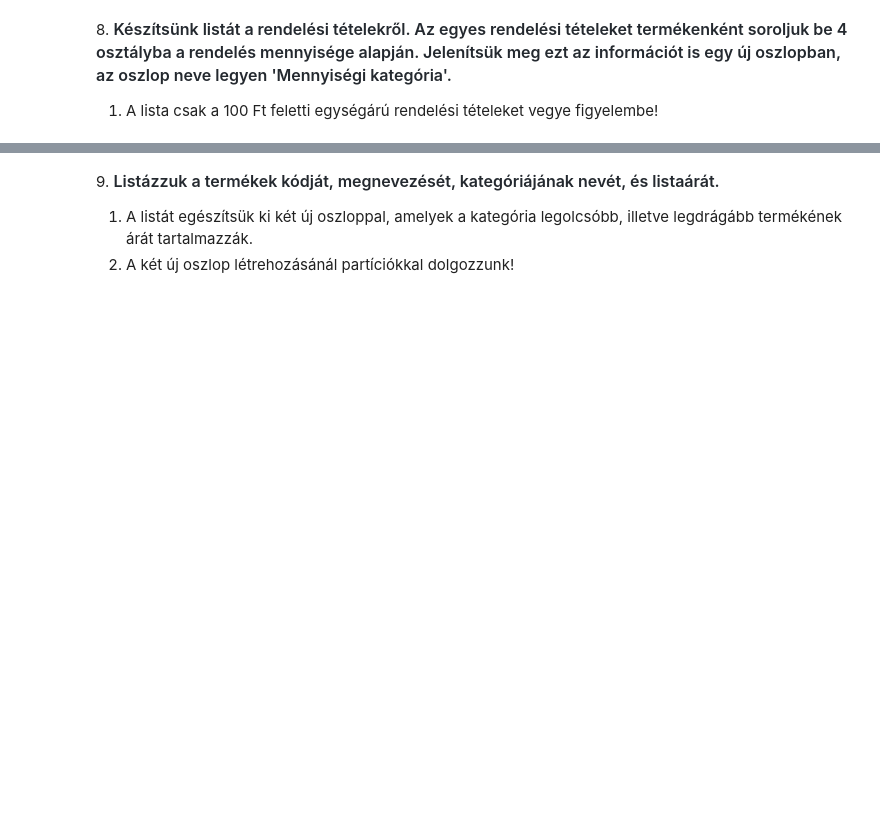
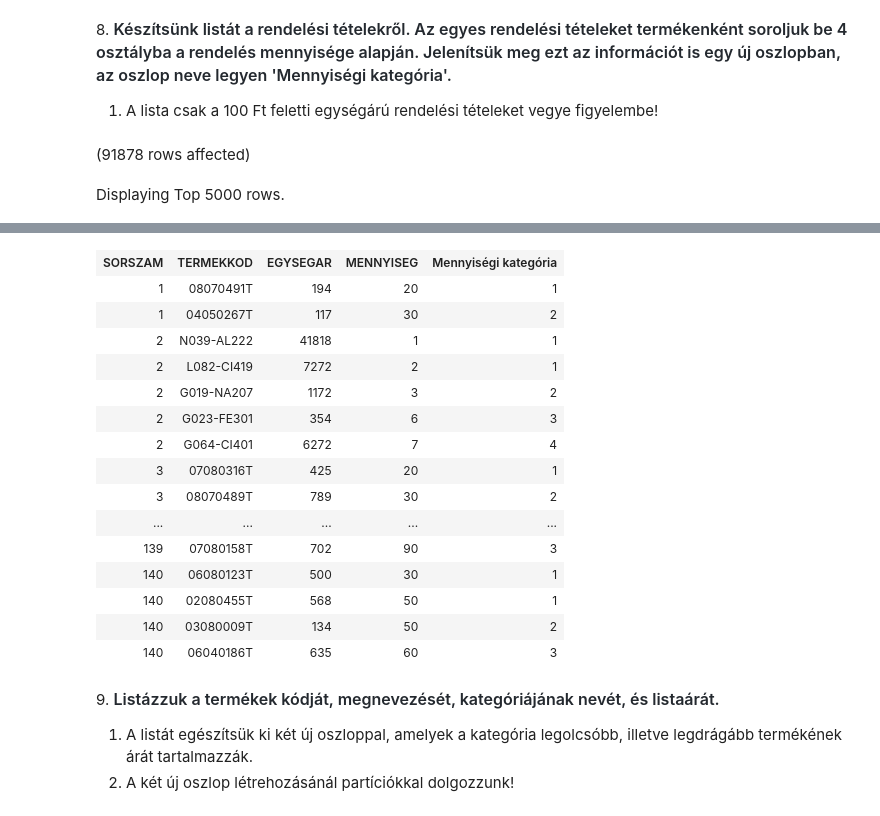
Before and after one commit to DeliMercedesz/sqlgyak03, a Jupyter notebook: gyakorlat05_feladatok (3).ipynb, the cells around one changed output, grey strips where cells are left out. Cells and saved outputs as stored; diff of their text form; code cells hidden in the pictures; blank space fills up the shorter version.

```diff
--- a/gyakorlat05_feladatok (3).ipynb
+++ b/gyakorlat05_feladatok (3).ipynb
@@ -192,3 +192,10 @@ Total execution time: 00:00:00.110
 8. <span style="font-weight: 600; color: rgb(36, 41, 47); font-family: -apple-system, BlinkMacSystemFont, &quot;Segoe UI&quot;, Helvetica, Arial, sans-serif, &quot;Apple Color Emoji&quot;, &quot;Segoe UI Emoji&quot;; font-size: 16px;">Készítsünk listát a rendelési tételekről. Az egyes rendelési tételeket termékenként soroljuk be 4 osztályba a rendelés mennyisége alapján. Jelenítsük meg ezt az információt is egy új oszlopban, az oszlop neve legyen 'Mennyiségi kategória'.</span>
 
 1. A lista csak a 100 Ft feletti egységárú rendelési tételeket vegye figyelembe!
+# %%
+SELECT*, ntile(4) over(partition by TERMEKKOD order by mennyiseg) as 'Mennyiségi kategória'
+FROM Rendeles_tetel
+WHERE EGYSEGAR>100
+# %% [output]
+(91878 rows affected)
+Displaying Top 5000 rows.
@@ -195,3 +203,19 @@ Total execution time: 00:00:00.110
+| SORSZAM | TERMEKKOD | EGYSEGAR | MENNYISEG | Mennyiségi kategória |
+| 1 | 08070491T | 194 | 20 | 1 |
+| 1 | 04050267T | 117 | 30 | 2 |
+| 2 | N039-AL222 | 41818 | 1 | 1 |
+| 2 | L082-CI419 | 7272 | 2 | 1 |
+| 2 | G019-NA207 | 1172 | 3 | 2 |
+| 2 | G023-FE301 | 354 | 6 | 3 |
+| 2 | G064-CI401 | 6272 | 7 | 4 |
+| 3 | 07080316T | 425 | 20 | 1 |
+| 3 | 08070489T | 789 | 30 | 2 |
+| ... | ... | ... | ... | ... |
+| 139 | 07080158T | 702 | 90 | 3 |
+| 140 | 06080123T | 500 | 30 | 1 |
+| 140 | 02080455T | 568 | 50 | 1 |
+| 140 | 03080009T | 134 | 50 | 2 |
+| 140 | 06040186T | 635 | 60 | 3 |
 # %% [markdown]
 9. <span style="font-weight: 600; color: rgb(36, 41, 47); font-family: -apple-system, BlinkMacSystemFont, &quot;Segoe UI&quot;, Helvetica, Arial, sans-serif, &quot;Apple Color Emoji&quot;, &quot;Segoe UI Emoji&quot;; font-size: 16px;">Listázzuk a termékek kódját, megnevezését, kategóriájának nevét, és listaárát.</span>
 
```
Also changed, not shown: parts of 1 cell of this notebook.
